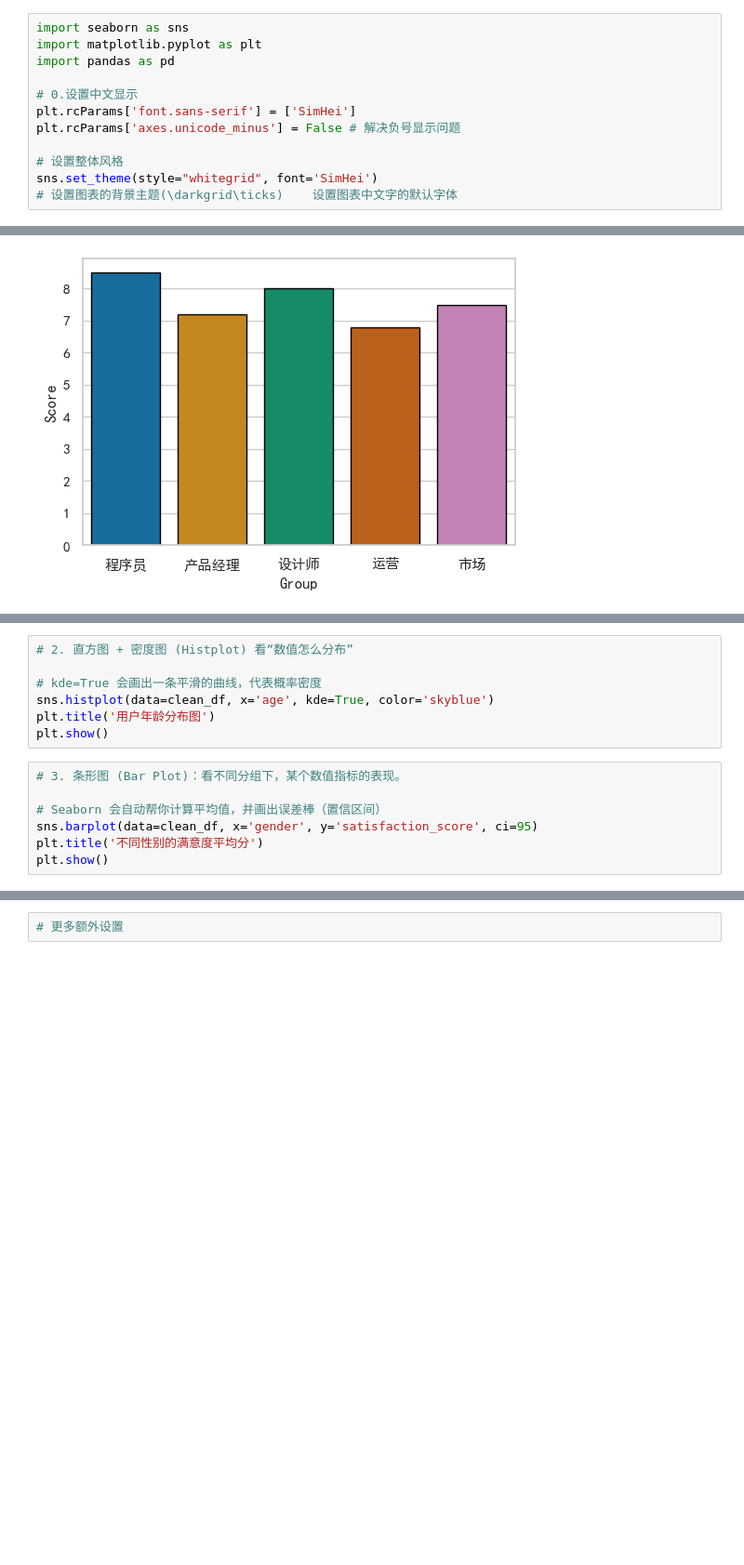
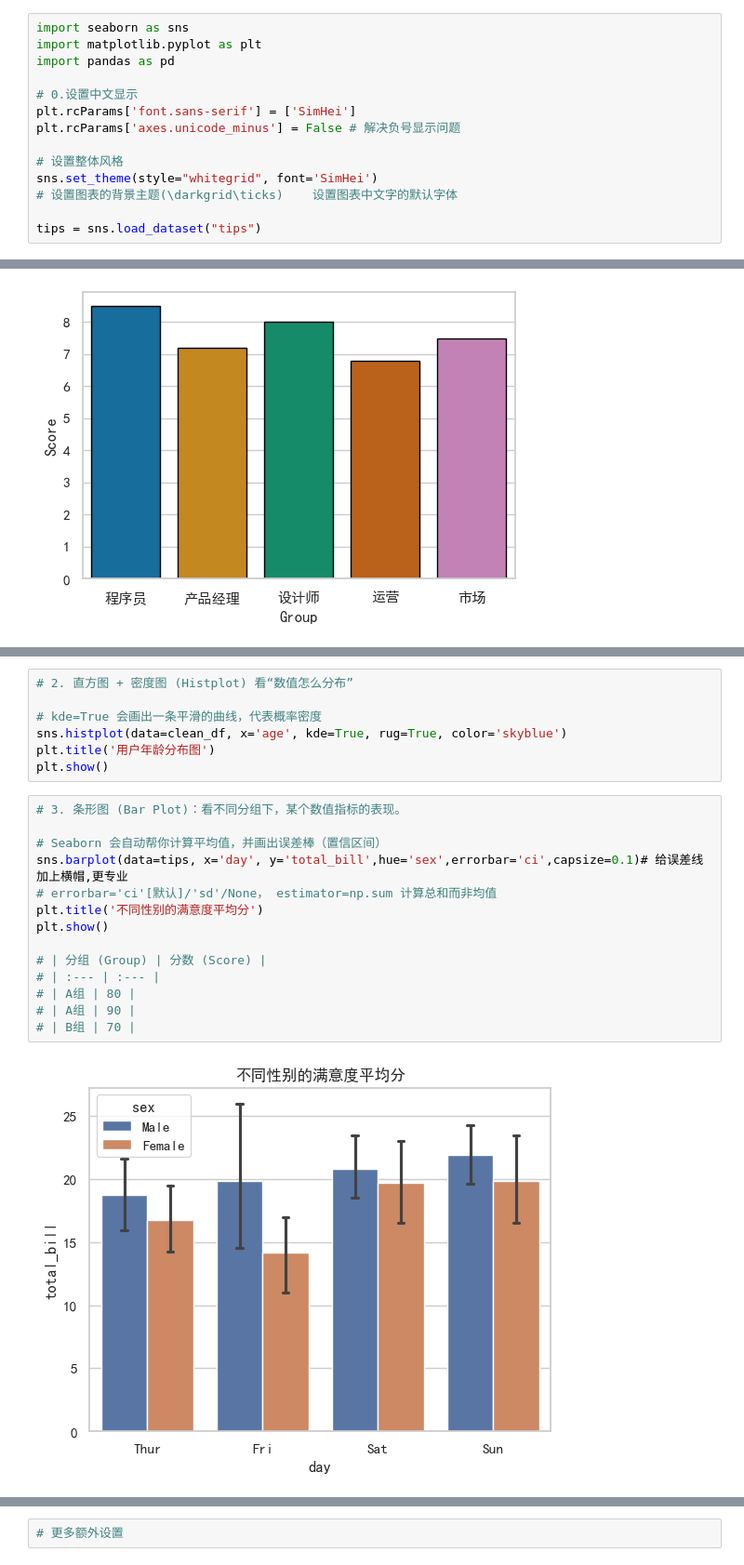
Before and after one commit to UMP4u/knowledge-handbook, a Jupyter notebook: survey_process/seaborn.ipynb, the cells around one changed output, grey strips where cells are left out. Shown at 93% size. Saved outputs shown, nothing was run; the diff lists cells and outputs as text; blank space fills up the shorter version.

```diff
--- a/survey_process/seaborn.ipynb
+++ b/survey_process/seaborn.ipynb
@@ -10,3 +10,5 @@ plt.rcParams['axes.unicode_minus'] = False # 解决负号显示问题
 # 设置整体风格
 sns.set_theme(style="whitegrid", font='SimHei')
 # 设置图表的背景主题(\darkgrid\ticks)    设置图表中文字的默认字体
+
+tips = sns.load_dataset("tips")
@@ -54,16 +72,25 @@ plt.show()
 # 2. 直方图 + 密度图 (Histplot) 看“数值怎么分布”
 
 # kde=True 会画出一条平滑的曲线，代表概率密度
-sns.histplot(data=clean_df, x='age', kde=True, color='skyblue')
+sns.histplot(data=clean_df, x='age', kde=True, rug=True, color='skyblue')
 plt.title('用户年龄分布图')
 plt.show()
 # %%
 # 3. 条形图 (Bar Plot)：看不同分组下，某个数值指标的表现。
 
 # Seaborn 会自动帮你计算平均值，并画出误差棒（置信区间）
-sns.barplot(data=clean_df, x='gender', y='satisfaction_score', ci=95)
+sns.barplot(data=tips, x='day', y='total_bill',hue='sex',errorbar='ci',capsize=0.1)# 给误差线加上横帽,更专业
+# errorbar='ci'[默认]/'sd'/None， estimator=np.sum 计算总和而非均值
 plt.title('不同性别的满意度平均分')
 plt.show()
+
+# | 分组 (Group) | 分数 (Score) |
+# | :--- | :--- |
+# | A组 | 80 |
+# | A组 | 90 |
+# | B组 | 70 |
+# %% [output]
+[figure, added]
 # %%
 # 4. 箱线图 (Box Plot)：看“数据的极端情况”
 
```
Also changed, not shown: parts of 7 cells of this notebook, 1 other file.
